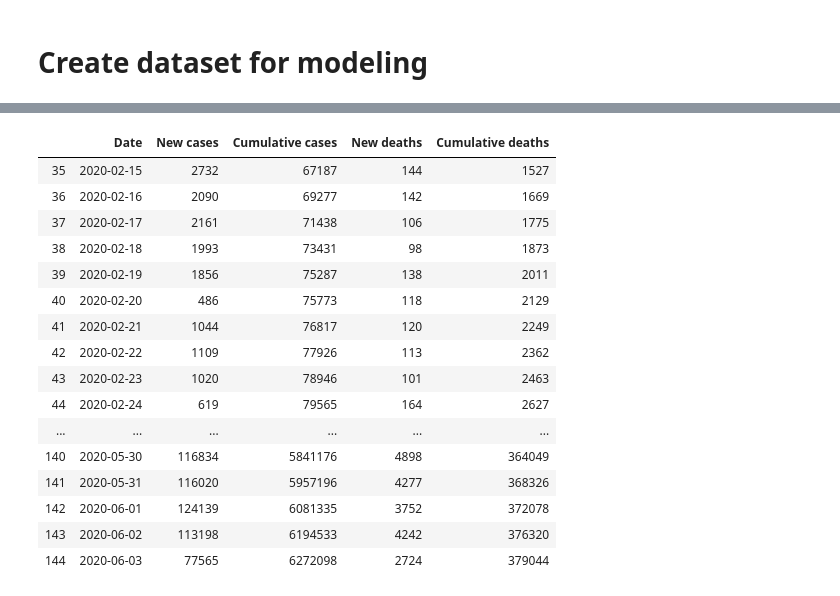
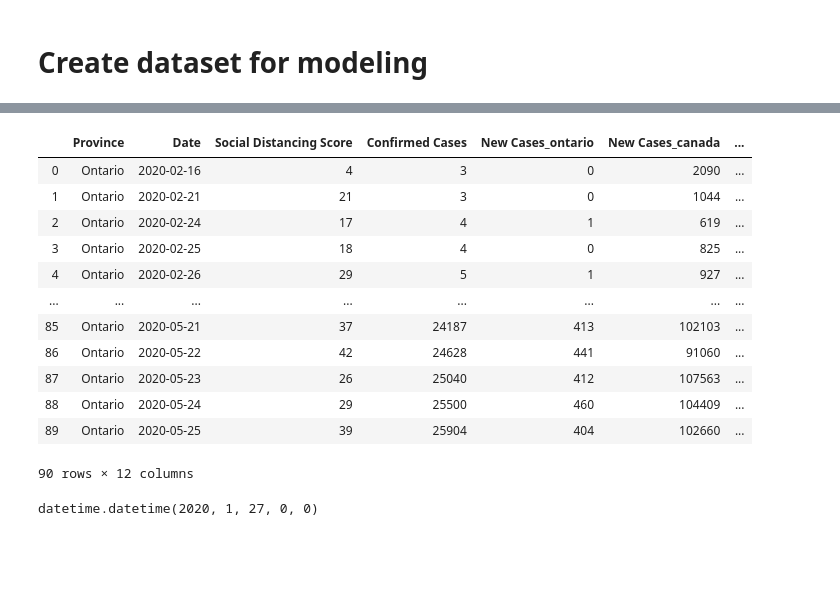
Before and after one commit to francomomo/DataFest-2020, a Jupyter notebook: scripts/Python/data_cleaning.ipynb, the cells around one changed output, grey strips where cells are left out. Cells and saved outputs as stored; diff of their text form; code cells hidden in the pictures; blank space fills up the shorter version.

```diff
--- a/scripts/Python/data_cleaning.ipynb
+++ b/scripts/Python/data_cleaning.ipynb
@@ -317,20 +329,0 @@ covid19_globe = covid19_globe.loc[covid19_globe.Date >= '2020-02-15']
-# %%
-covid19_globe
-# %% [output]
-|  | Date | New cases | Cumulative cases | New deaths | Cumulative deaths |
-| 35 | 2020-02-15 | 2732 | 67187 | 144 | 1527 |
-| 36 | 2020-02-16 | 2090 | 69277 | 142 | 1669 |
-| 37 | 2020-02-17 | 2161 | 71438 | 106 | 1775 |
-| 38 | 2020-02-18 | 1993 | 73431 | 98 | 1873 |
-| 39 | 2020-02-19 | 1856 | 75287 | 138 | 2011 |
-| 40 | 2020-02-20 | 486 | 75773 | 118 | 2129 |
-| 41 | 2020-02-21 | 1044 | 76817 | 120 | 2249 |
-| 42 | 2020-02-22 | 1109 | 77926 | 113 | 2362 |
-| 43 | 2020-02-23 | 1020 | 78946 | 101 | 2463 |
-| 44 | 2020-02-24 | 619 | 79565 | 164 | 2627 |
-| ... | ... | ... | ... | ... | ... |
-| 140 | 2020-05-30 | 116834 | 5841176 | 4898 | 364049 |
-| 141 | 2020-05-31 | 116020 | 5957196 | 4277 | 368326 |
-| 142 | 2020-06-01 | 124139 | 6081335 | 3752 | 372078 |
-| 143 | 2020-06-02 | 113198 | 6194533 | 4242 | 376320 |
-| 144 | 2020-06-03 | 77565 | 6272098 | 2724 | 379044 |
@@ -340,0 +330,59 @@ covid19_globe
+# %%
+# clean data for daily temperature and precipitation in Canada
+
+# import data
+weather_ontario = pd.read_csv('../../data/raw_data/weather_ontario.csv')
+
+# rename columns
+weather_ontario = weather_ontario.rename(columns={'Date/Time': 'Date', 'Mean Temp (°C)': 'Mean Temperature', \
+                                                 'Total Precip (mm)': 'Total Precipitation'})
+
+# select relevant columns
+weather_ontario = weather_ontario[['Date', 'Mean Temperature', 'Total Precipitation']]
+
+# filter rows
+weather_ontario = weather_ontario.loc[weather_ontario.Date >= '2020-02-15']
+weather_ontario = weather_ontario.loc[weather_ontario.Date <= '2020-06-02']
+# weather_ontario = weather_ontario.loc[]
+
+
+# format date
+weather_ontario.Date = pd.to_datetime(weather_ontario.Date, format='%Y-%m-%d')
+# %%
+# filter rows for Ontario
+modeling_data = modeling_data.loc[modeling_data.Province == 'Ontario']
+
+# merge modeling_data with covid19_ontario
+modeling_data = modeling_data.merge(covid19_ontario, how='inner', on='Date')
+
+# merge modeling_data with covid19_globe
+modeling_data = modeling_data.merge(covid19_globe, how='inner', on='Date', suffixes=('_ontario', '_canada'))
+
+# merge modeling_data with weather_data
+modeling_data = modeling_data.merge(weather_ontario, how='inner', on='Date')
+
+# create new variable
+modeling_data['Days Since First Case'] = (modeling_data.Date - datetime.datetime.strptime('2020-01-27', '%Y-%m-%d')).dt.days
+
+# export data
+modeling_data.to_csv(path_or_buf='../../data/cleaned_data/modeling_data.csv')
+# %%
+modeling_data
+# %% [output]
+|  | Province | Date | Social Distancing Score | Confirmed Cases | New Cases_ontario | New Cases_canada | ... |
+| 0 | Ontario | 2020-02-16 | 4 | 3 | 0 | 2090 | ... |
+| 1 | Ontario | 2020-02-21 | 21 | 3 | 0 | 1044 | ... |
+| 2 | Ontario | 2020-02-24 | 17 | 4 | 1 | 619 | ... |
+| 3 | Ontario | 2020-02-25 | 18 | 4 | 0 | 825 | ... |
+| 4 | Ontario | 2020-02-26 | 29 | 5 | 1 | 927 | ... |
+| ... | ... | ... | ... | ... | ... | ... | ... |
+| 85 | Ontario | 2020-05-21 | 37 | 24187 | 413 | 102103 | ... |
+| 86 | Ontario | 2020-05-22 | 42 | 24628 | 441 | 91060 | ... |
+| 87 | Ontario | 2020-05-23 | 26 | 25040 | 412 | 107563 | ... |
+| 88 | Ontario | 2020-05-24 | 29 | 25500 | 460 | 104409 | ... |
+| 89 | Ontario | 2020-05-25 | 39 | 25904 | 404 | 102660 | ... |
+90 rows × 12 columns
+# %%
+datetime.datetime.strptime('2020-01-27', '%Y-%m-%d')
+# %% [output]
+datetime.datetime(2020, 1, 27, 0, 0)
```
Also changed, not shown: parts of 7 cells of this notebook, 2 other files.
